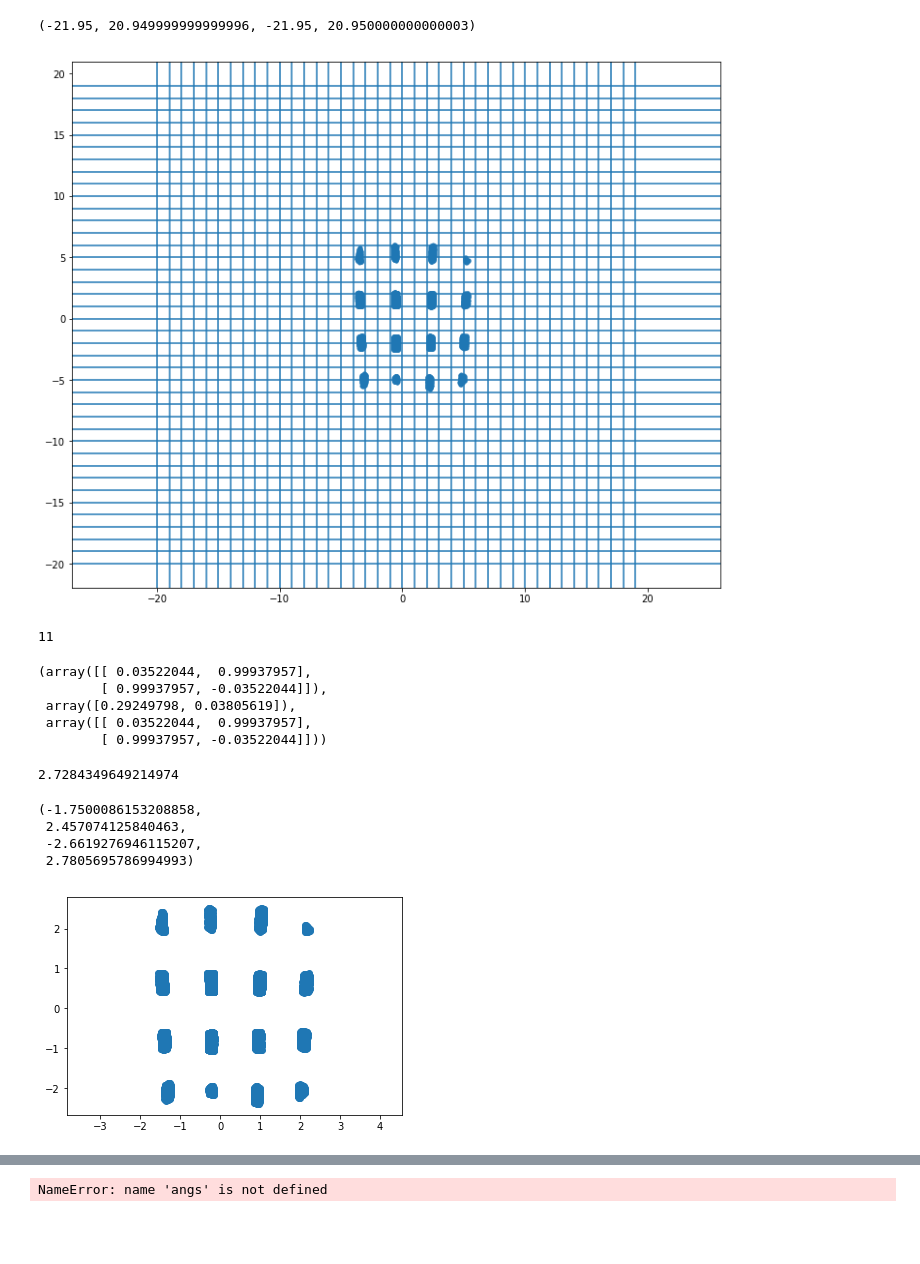
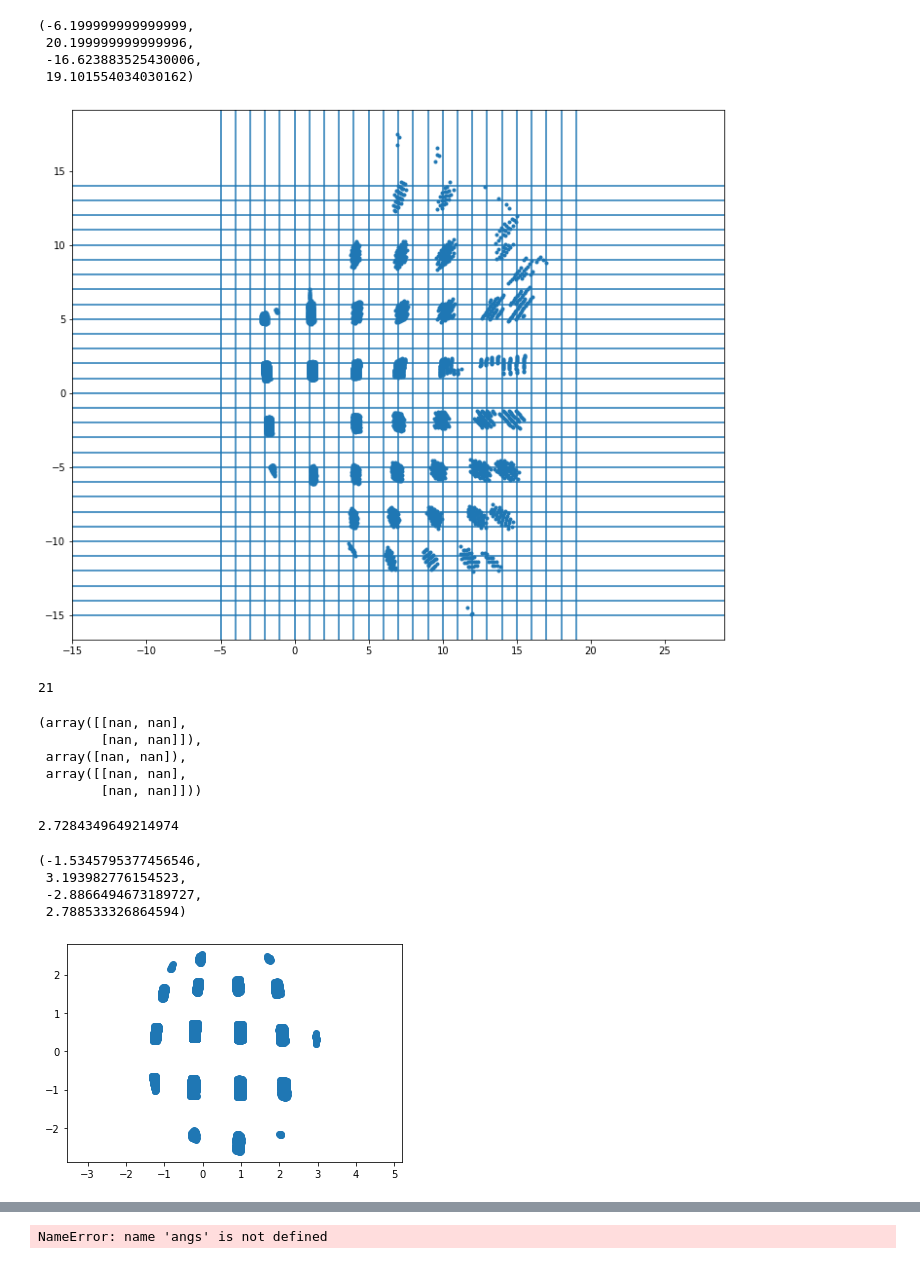
Before and after one commit to a1k0n/cycloid, a Jupyter notebook: tools/bundleadj/lights.ipynb, the cells around one changed output, grey strips where cells are left out. Saved outputs shown, nothing was run; the diff lists cells and outputs as text; code cells hidden in the pictures; blank space fills up the shorter version.

```diff
--- a/tools/bundleadj/lights.ipynb
+++ b/tools/bundleadj/lights.ipynb
@@ -23,9 +26,9 @@ import frontend
 
 pts, origpts = frontend.genlut()
 print(pts.shape)
-centerlimit = 8
+centerlimit = 4
 #ceillimit = 2
-ceillimit = 3
+ceillimit = 8
 ceilmask = (pts[2] > 0) & (np.sum(pts[:2]**2, axis=0) / pts[2]**2 < ceillimit**2) & (np.sum(origpts**2, axis=2) < centerlimit**2)
 pts = pts[:2, ceilmask] / pts[2, ceilmask]
 ceilmask.shape, pts.shape
@@ -44,6 +50,8 @@ plt.plot(pts[0].T, pts[1].T, '.')
 # %%
-f = open("../../logs/cl20190707/cycloid-20190707-162335.rec", "rb")
-ok, frame = recordreader.read_frame(f)
+f = open("/opt/data/cycloid/cl20200307/cycloid-20200306-232852.rec", "rb")
+_, hdr = recordreader.read_header(f)
+for i in range(1):
+    ok, frame = recordreader.read_frame(f)
 gray = frame['yuv420'][:480]
 f.close()
 
@@ -57,38 +66,41 @@ plt.imshow(gray * ceilmask)
 # %%
 def remap(xi, yi, theta, Z, ceilpx):
     S, C = np.sin(theta), np.cos(theta)
     R = np.array([[C, S], [-S, C]])*Z
     p = np.dot(pts[:, ceilpx[ceilmask]].T, R.T) + np.array([xi, yi])
     return p
 
 plt.figure(figsize=(12,10))
 #xy = remap(0.7, -2, 1.2, 4, gray > 220)
 #xy = remap(0.8, 1.8, 1.19, 4, gray > 220)
 #xy = remap(0, 0, 2.7284349649214974, 4, gray > 220)
-xy = remap(0, 0, 0, 2.4, gray > 220)
+xy = remap(0, 0, -.1, 2.4, gray > 220)
 
 plt.plot(*xy.T, '.')
-for i in range(-20, 20):
+for i in range(-5, 20):
     plt.axvline(i)
-for j in range(-20, 20):
+for j in range(-15, 15):
     plt.axhline(j)
 plt.axis('equal')
 # %% [output]
-(-21.95, 20.949999999999996, -21.95, 20.950000000000003)
+(-6.199999999999999,
+ 20.199999999999996,
+ -16.623883525430006,
+ 19.101554034030162)
-[figure, old version]
+[figure, new version]
 # %%
 n, msk = cv2.connectedComponents((ceilmask*gray > 220).astype(np.uint8))
 np.argmax(np.histogram(msk, n)[0][1:])
 # %% [output]
-11
+21
 # %%
 np.linalg.svd(np.cov(remap(0, 0, 0, 4, msk == 10).T))
 # %% [output]
-(array([[ 0.03522044,  0.99937957],
-        [ 0.99937957, -0.03522044]]),
- array([0.29249798, 0.03805619]),
- array([[ 0.03522044,  0.99937957],
-        [ 0.99937957, -0.03522044]]))
+(array([[nan, nan],
+        [nan, nan]]),
+ array([nan, nan]),
+ array([[nan, nan],
+        [nan, nan]]))
 # %%
 np.arctan2(0.4015, -0.91585)
 # %% [output]
@@ -97,11 +109,11 @@ np.arctan2(0.4015, -0.91585)
 plt.scatter(*(pts[:, msk[ceilmask] != 0]))
 plt.axis('equal')
 # %% [output]
-(-1.7500086153208858,
- 2.457074125840463,
- -2.6619276946115207,
- 2.7805695786994993)
+(-1.5345795377456546,
+ 3.193982776154523,
+ -2.8866494673189727,
+ 2.788533326864594)
-[figure, old version]
+[figure, new version]
 # %%
 import ba
 
```
Also changed, not shown: parts of 43 cells of this notebook, 5 other files.
